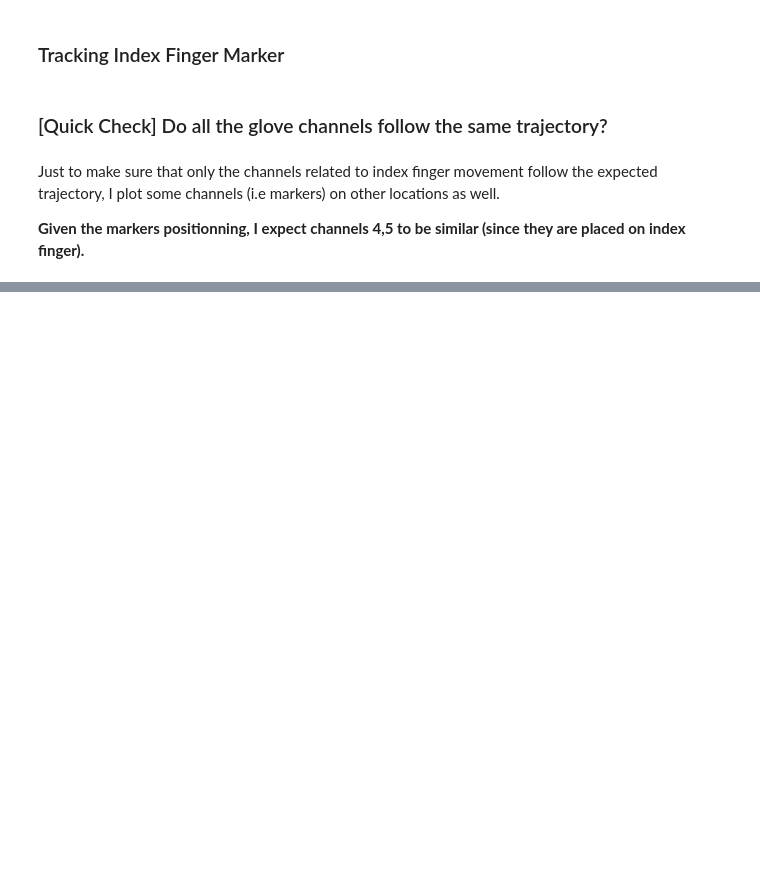
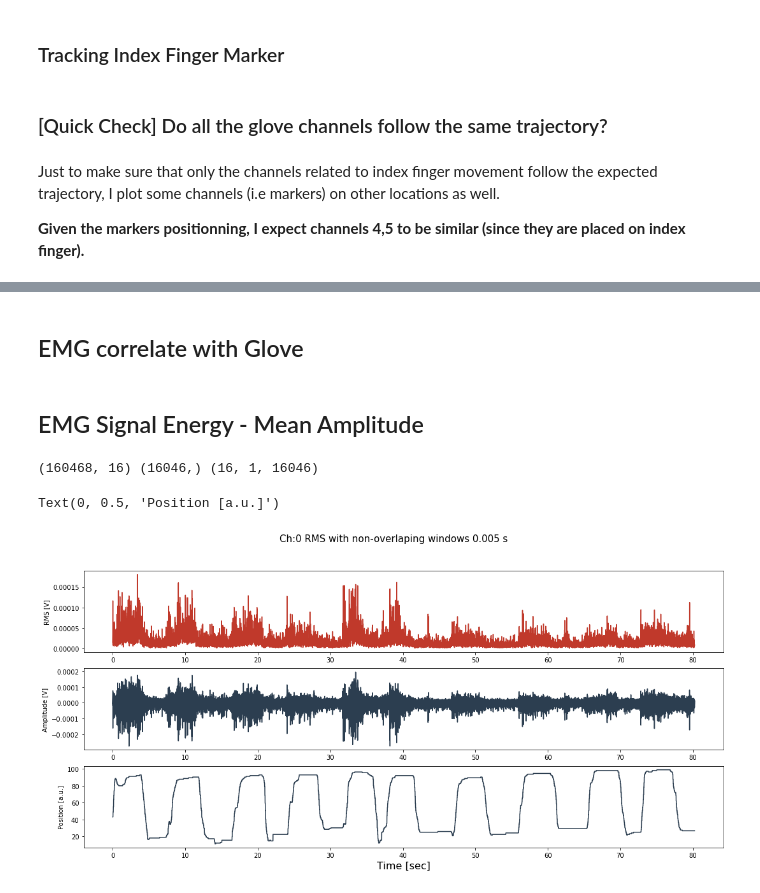
Before and after one commit to FarahBaracat/ninapro_db8, a Jupyter notebook: EDA-NinaPro_DB8.ipynb, the cells around one changed output, grey strips where cells are left out. Drawn from its saved outputs; the diff is of its cells as text; code cells hidden in the pictures; blank space fills up the shorter version.

Commit message:
plot all rms channels + glove

```diff
--- a/EDA-NinaPro_DB8.ipynb
+++ b/EDA-NinaPro_DB8.ipynb
@@ -514,0 +458,2 @@ rms.T.shape
+# %% [markdown]
+## EMG correlate with Glove
@@ -514,0 +478,54 @@ rms.T.shape
+# %% [markdown]
+## EMG Signal Energy - Mean Amplitude
+# %%
+import librosa
+
+
+time_window = 0.005 # in seconds
+time_win_samples = int(time_window * FS)
+index_emg = emg_df[emg_df['restimulus']==3].iloc[:,:N_CH]
+index_glove = glove_df[glove_df['restimulus']==3].iloc[:,:N_CH]
+
+rms = librosa.feature.rms(y=index_emg.T,frame_length= time_win_samples, center=False,
+                         hop_length=int(time_win_samples))
+
+# n_wind = index_emg.shape[0]*2/time_win_samples
+
+time_bins= np.arange(0, (index_emg.shape[0]-time_win_samples)/FS,time_window)
+print(index_emg.shape, time_bins.shape, rms.shape)
+
+
+
+# Visualization
+ch = 0
+time_emg = np.arange(0,index_emg.shape[0]/FS, 1/FS)
+
+
+fig = plt.figure(figsize=(18,8))
+gs = gridspec.GridSpec(nrows=3, ncols=1)
+ax = fig.add_subplot(gs[0])
+ax.plot(time_bins, rms.T[:,0,ch], color= COLOR_DICT['pomgrenate'])
+# ax.plot(rms.T[:,0,ch], color= COLOR_DICT['pomgrenate'])
+
+
+plt.ylabel('RMS [V]')
+plt.grid(False)
+
+
+ax = fig.add_subplot(gs[1])
+ax.plot(time_emg, index_emg[ch], color= COLOR_DICT['midnight_blue'])
+plt.grid(False)
+fig.suptitle(f"Ch:{ch} RMS with non-overlaping windows {time_window} s", fontsize=15)
+plt.ylabel('Amplitude [V]')
+
+
+ax = fig.add_subplot(gs[2])
+ax.plot(time_emg, index_glove[5], color= COLOR_DICT['midnight_blue'])
+plt.grid(False)
+fig.suptitle(f"Ch:{ch} RMS with non-overlaping windows {time_window} s", fontsize=15)
+plt.xlabel('Time [sec]', fontsize=16)
+plt.ylabel('Position [a.u.]')
+# %% [output]
+(160468, 16) (16046,) (16, 1, 16046)
+Text(0, 0.5, 'Position [a.u.]')
+[figure, added]
```
Also changed, not shown: parts of 8 cells of this notebook.
